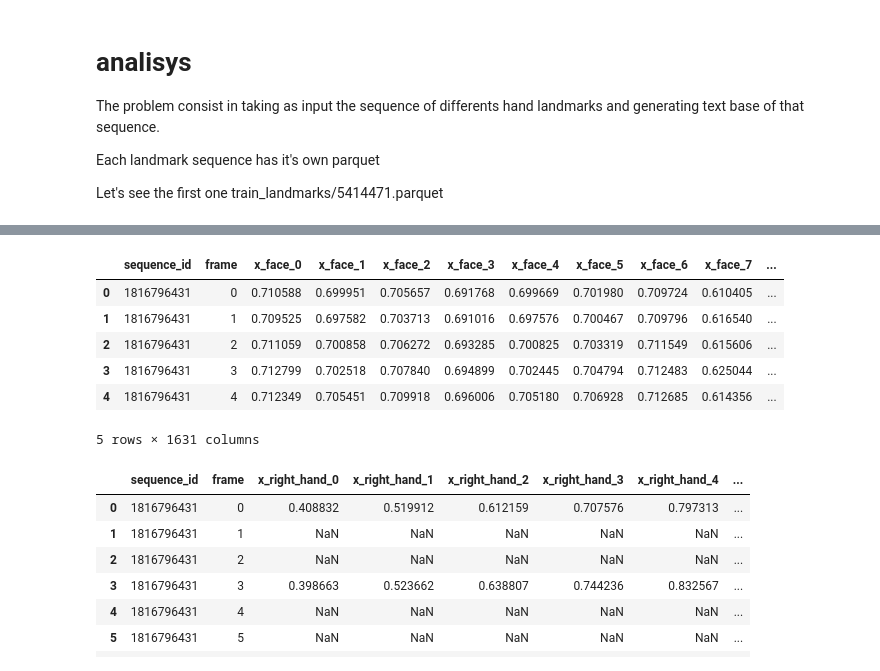
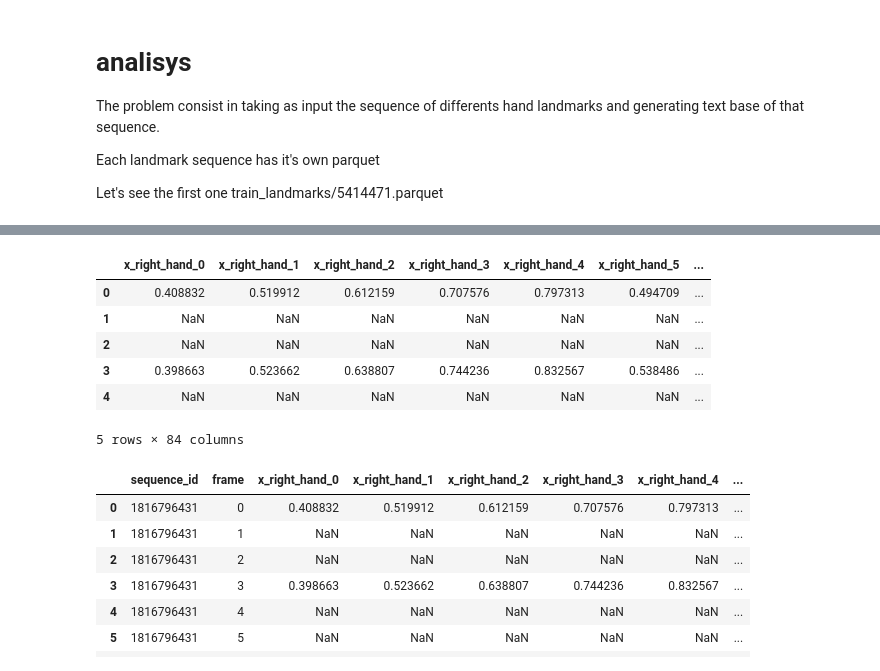
Before and after one commit to mmartiasg/fingerspelling-recognition, a Jupyter notebook: notebooks/exploration.ipynb, the cells around one changed output, grey strips where cells are left out. Cells and saved outputs as stored; diff of their text form; code cells hidden in the pictures.

```diff
--- a/notebooks/exploration.ipynb
+++ b/notebooks/exploration.ipynb
@@ -96,11 +90,11 @@ hand_columns
 # %%
-landmark_sequence.head()
+landmark_sequence.head()[hand_columns]
 # %% [output]
-|  | sequence_id | frame | x_face_0 | x_face_1 | x_face_2 | x_face_3 | x_face_4 | x_face_5 | x_face_6 | x_face_7 | ... |
-| 0 | 1816796431 | 0 | 0.710588 | 0.699951 | 0.705657 | 0.691768 | 0.699669 | 0.701980 | 0.709724 | 0.610405 | ... |
-| 1 | 1816796431 | 1 | 0.709525 | 0.697582 | 0.703713 | 0.691016 | 0.697576 | 0.700467 | 0.709796 | 0.616540 | ... |
-| 2 | 1816796431 | 2 | 0.711059 | 0.700858 | 0.706272 | 0.693285 | 0.700825 | 0.703319 | 0.711549 | 0.615606 | ... |
-| 3 | 1816796431 | 3 | 0.712799 | 0.702518 | 0.707840 | 0.694899 | 0.702445 | 0.704794 | 0.712483 | 0.625044 | ... |
-| 4 | 1816796431 | 4 | 0.712349 | 0.705451 | 0.709918 | 0.696006 | 0.705180 | 0.706928 | 0.712685 | 0.614356 | ... |
+|  | x_right_hand_0 | x_right_hand_1 | x_right_hand_2 | x_right_hand_3 | x_right_hand_4 | x_right_hand_5 | ... |
+| 0 | 0.408832 | 0.519912 | 0.612159 | 0.707576 | 0.797313 | 0.494709 | ... |
+| 1 | NaN | NaN | NaN | NaN | NaN | NaN | ... |
+| 2 | NaN | NaN | NaN | NaN | NaN | NaN | ... |
+| 3 | 0.398663 | 0.523662 | 0.638807 | 0.744236 | 0.832567 | 0.538486 | ... |
+| 4 | NaN | NaN | NaN | NaN | NaN | NaN | ... |
-5 rows × 1631 columns
+5 rows × 84 columns
 # %%
```
Also changed, not shown: parts of 44 cells of this notebook, 20 other files.
